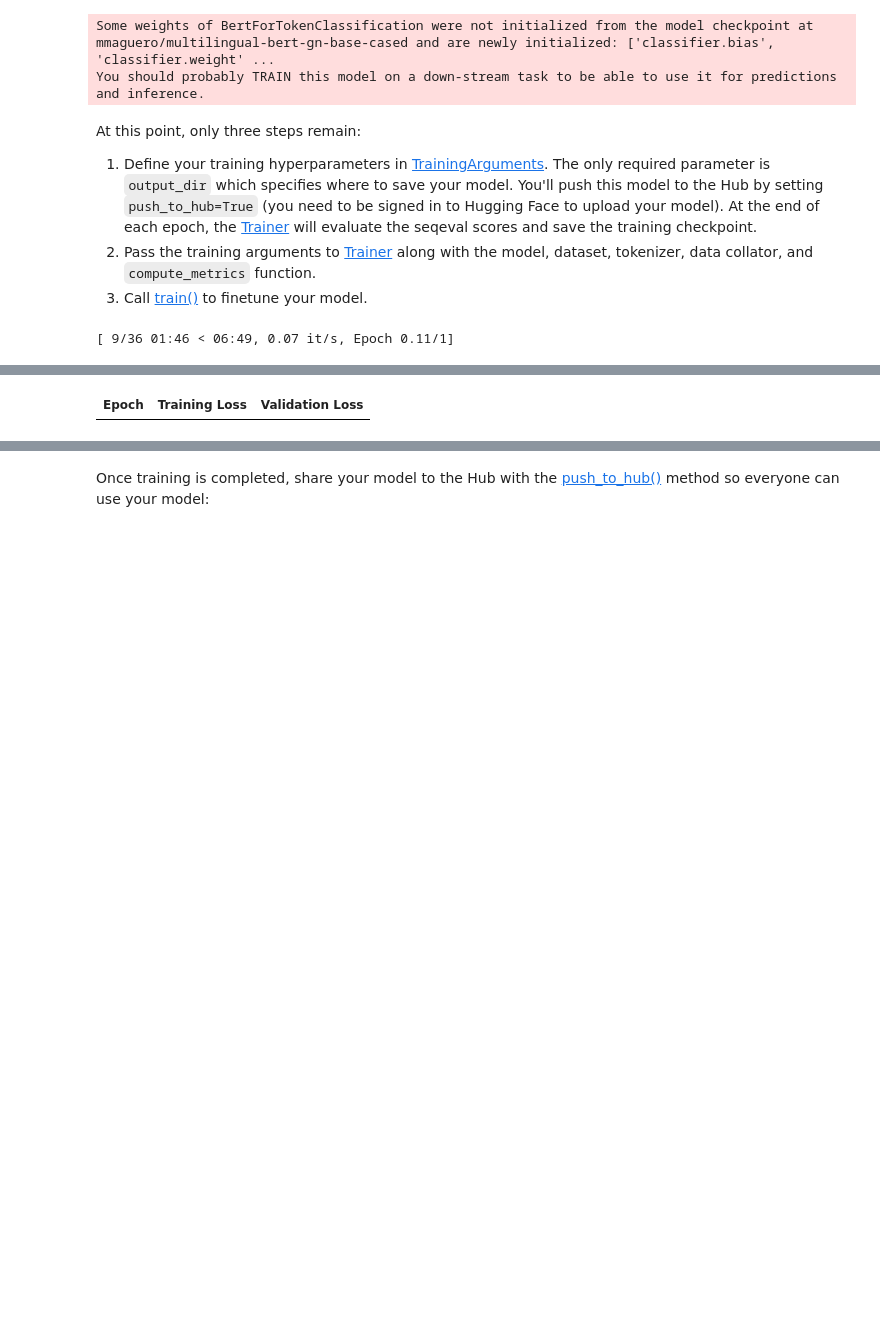
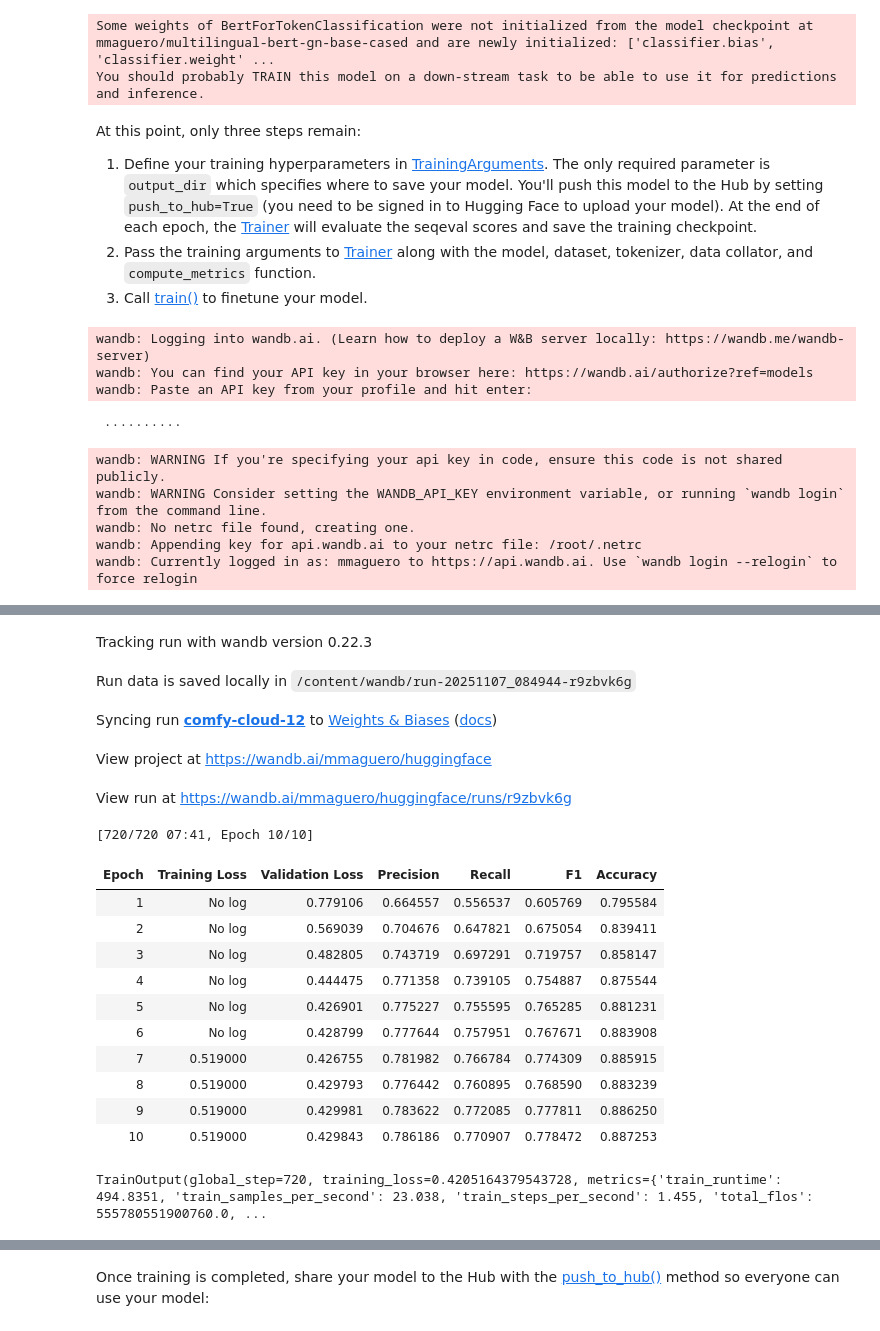
Before and after one commit to mmaguero/diploma_fpuna_nlp_ia, a Jupyter notebook: 2025/jopara_token_classification.ipynb, the cells around one changed output, grey strips where cells are left out. Drawn from its saved outputs; the diff is of its cells as text; code cells hidden in the pictures; blank space fills up the shorter version.

```diff
--- a/2025/jopara_token_classification.ipynb
+++ b/2025/jopara_token_classification.ipynb
@@ -103,10 +96,11 @@ def conllu_to_dataset_format(parsed_data):
             # and one of them is 'ner=LABEL'. We need to adjust this based on the actual file format.
             if token['lemma'] is not None:
                 ner_tag=token['lemma'].split('-')
-                if 'ne' in ner_tag:
-                    ner_tag = token['lemma']
-                else:
-                    ner_tag = ner_tag[0]
+                #if 'ne' in ner_tag:
+                #    ner_tag = token['lemma']
+                #else:
+                    #ner_tag = ner_tag[0]
+                ner_tag = ner_tag[0]
             ner_tags.append(ner_tag)
         dataset_format["tokens"].append(tokens)
         dataset_format["ner_tags"].append(ner_tags)
@@ -433,9 +418,8 @@ id2label = {
     5:'mix',
     6:'ne-i-org',
     7:'ne-b-org',
-    8:'other',
-    9:'ne-b-per',
-    10:'ne-i-per'
+    8:'ne-b-per',
+    9:'ne-i-per'
 }
 label2id = {
     'es':0,
@@ -446,9 +430,8 @@ label2id = {
     'mix':5,
     'ne-i-org':6,
     'ne-b-org':7,
-    'other':8,
-    'ne-b-per':9,
-    'ne-i-per':10
+    'ne-b-per':8,
+    'ne-i-per':9
 }
 # %% [markdown]
 <Tip>
@@ -466,7 +449,7 @@ from transformers import AutoModelForTokenClassification, TrainingArguments, Tra
 
 model = AutoModelForTokenClassification.from_pretrained(
     "mmaguero/multilingual-bert-gn-base-cased", # "distilbert/distilbert-base-uncased",
-    num_labels=11, id2label=id2label, label2id=label2id
+    num_labels=10, id2label=id2label, label2id=label2id
 )
 # %% [output]
 Some weights of BertForTokenClassification were not initialized from the model checkpoint at mmaguero/multilingual-bert-gn-base-cased and are newly initialized: ['classifier.bias', 'classifier.weight' ...
@@ -479,11 +462,11 @@ At this point, only three steps remain:
 3. Call [train()](https://huggingface.co/docs/transformers/main/en/main_classes/trainer#transformers.Trainer.train) to finetune your model.
 # %%
 training_args = TrainingArguments(
-    output_dir="gua-spa-2023-langid-ner-multilingual-bert-gn-base-cased",
+    output_dir="langid-ner-multilingual-bert-gn-base-cased",
     learning_rate=2e-5,
     per_device_train_batch_size=16,
     per_device_eval_batch_size=16,
-    num_train_epochs=0.5, # 3 a 10 o más epochs
+    num_train_epochs=30, # 3 a 10 o más epochs
     weight_decay=0.01,
     eval_strategy="epoch",
     save_strategy="epoch",
@@ -505,4 +488,12 @@ trainer = Trainer(
 
 trainer.train()
 # %% [output]
-[ 9/36 01:46 < 06:49, 0.07 it/s, Epoch 0.11/1]
+wandb: Logging into wandb.ai. (Learn how to deploy a W&B server locally: https://wandb.me/wandb-server)
+wandb: You can find your API key in your browser here: https://wandb.ai/authorize?ref=models
+wandb: Paste an API key from your profile and hit enter:
+ ··········
+wandb: WARNING If you're specifying your api key in code, ensure this code is not shared publicly.
+wandb: WARNING Consider setting the WANDB_API_KEY environment variable, or running `wandb login` from the command line.
+wandb: No netrc file found, creating one.
+wandb: Appending key for api.wandb.ai to your netrc file: /root/.netrc
+wandb: Currently logged in as: mmaguero to https://api.wandb.ai. Use `wandb login --relogin` to force relogin
@@ -509,3 +501,20 @@ trainer.train()
+Tracking run with wandb version 0.22.3
+Run data is saved locally in /content/wandb/run-20251107_084944-r9zbvk6g
+Syncing run comfy-cloud-12 to Weights & Biases (docs)
+View project at https://wandb.ai/mmaguero/huggingface
+View run at https://wandb.ai/mmaguero/huggingface/runs/r9zbvk6g
+[720/720 07:41, Epoch 10/10]
-| Epoch | Training Loss | Validation Loss |
+| Epoch | Training Loss | Validation Loss | Precision | Recall | F1 | Accuracy |
+| 1 | No log | 0.779106 | 0.664557 | 0.556537 | 0.605769 | 0.795584 |
+| 2 | No log | 0.569039 | 0.704676 | 0.647821 | 0.675054 | 0.839411 |
+| 3 | No log | 0.482805 | 0.743719 | 0.697291 | 0.719757 | 0.858147 |
+| 4 | No log | 0.444475 | 0.771358 | 0.739105 | 0.754887 | 0.875544 |
+| 5 | No log | 0.426901 | 0.775227 | 0.755595 | 0.765285 | 0.881231 |
+| 6 | No log | 0.428799 | 0.777644 | 0.757951 | 0.767671 | 0.883908 |
+| 7 | 0.519000 | 0.426755 | 0.781982 | 0.766784 | 0.774309 | 0.885915 |
+| 8 | 0.519000 | 0.429793 | 0.776442 | 0.760895 | 0.768590 | 0.883239 |
+| 9 | 0.519000 | 0.429981 | 0.783622 | 0.772085 | 0.777811 | 0.886250 |
+| 10 | 0.519000 | 0.429843 | 0.786186 | 0.770907 | 0.778472 | 0.887253 |
+TrainOutput(global_step=720, training_loss=0.4205164379543728, metrics={'train_runtime': 494.8351, 'train_samples_per_second': 23.038, 'train_steps_per_second': 1.455, 'total_flos': 555780551900760.0, ...
 # %%
 trainer.evaluate(tokenized_wnut["test"])
```
Also changed, not shown: parts of 17 cells of this notebook.
